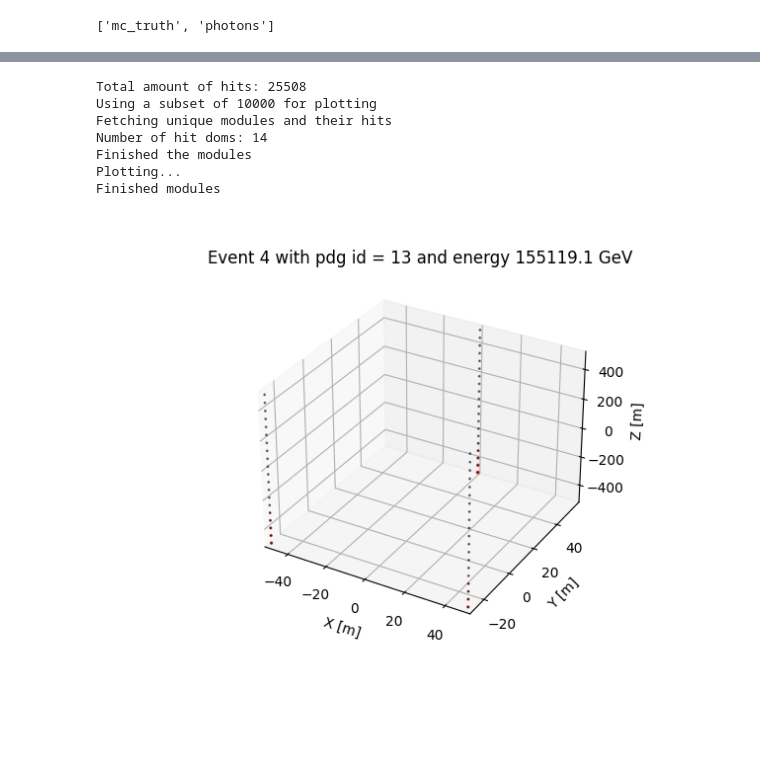
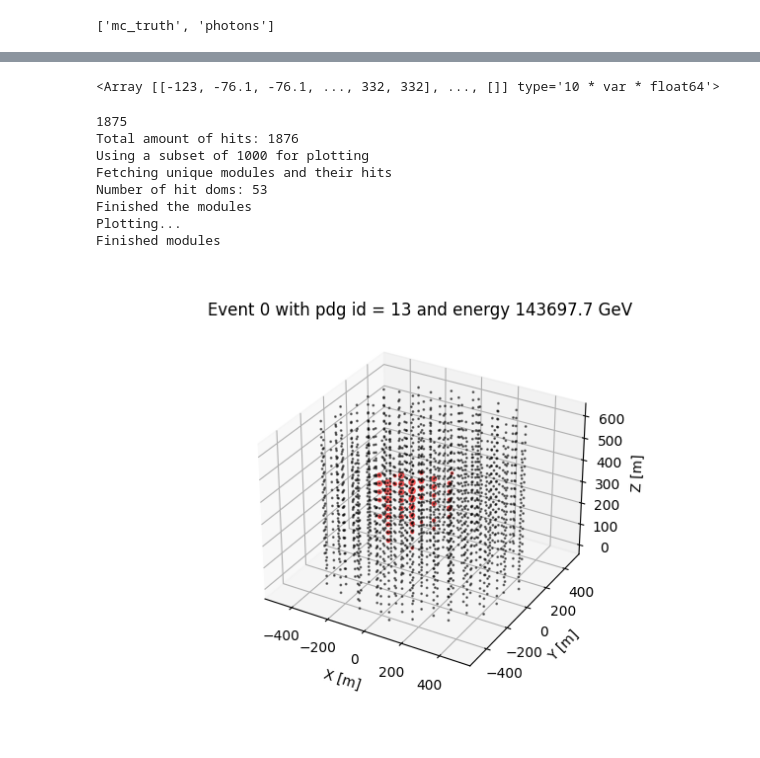
Before and after one commit to Harvard-Neutrino/prometheus, a Jupyter notebook: examples/example_meta_data_reader.ipynb, the cells around one changed output, grey strips where cells are left out. Saved outputs shown, nothing was run; the diff lists cells and outputs as text; code cells hidden in the pictures; blank space fills up the shorter version.

Commit message:
Arca geo and minor fixes

```diff
--- a/examples/example_meta_data_reader.ipynb
+++ b/examples/example_meta_data_reader.ipynb
@@ -67,15 +67,20 @@ The hit times
+# %%
+example_set.photons.sensor_pos_x
+# %% [output]
+<Array [[-123, -76.1, -76.1, ..., 332, 332], ..., []] type='10 * var * float64'>
 # %%
 def parquet_sub_plotting(
         data, e_id, det,
         channel='photons',
-        show_lepton=True,
         scaling=20,
         number_of_hits=1000,
-        hitcut=3
+        hitcut=3,
+        offset=0
     ):
     fig = plt.figure()
     ax = fig.add_subplot(projection='3d')
     hit_counts = []
+    print(len(data[channel].sensor_pos_x[e_id])-1)
     subset_ids = np.random.randint(
         0,
         len(data[channel].sensor_pos_x[e_id])-1,
@@ -101,7 +106,7 @@ def parquet_sub_plotting(
     ax.scatter(
         hit_doms[:, 0],
         hit_doms[:, 1],
-        hit_doms[:, 2],
+        hit_doms[:, 2]+offset,
         s=(
             hit_counts * scaling
         ),
@@ -110,12 +115,12 @@ def parquet_sub_plotting(
     ax.scatter(
         det[:, 0],
         det[:, 1],
-        det[:, 2],
+        det[:, 2]+offset,
         s=1,
         color='k', alpha=0.5)
-    ax.set_xlim(min(det[:, 0]), max(det[:, 0]))
-    ax.set_ylim(min(det[:, 1]), max(det[:, 1]))
-    ax.set_zlim(min(det[:, 2]), max(det[:, 2]))
+    # ax.set_xlim(min(det[:, 0]), max(det[:, 0]))
+    # ax.set_ylim(min(det[:, 1]), max(det[:, 1]))
+    # ax.set_zlim(min(det[:, 2]), max(det[:, 2]))
     ax.set_xlabel('X [m]')
     ax.set_ylabel('Y [m]')
     ax.set_zlabel('Z [m]')
@@ -130,7 +135,7 @@ def parquet_sub_plotting(
 # %%
 # Getting the detector
 pos = []
-with open('../resources/geofiles/pone_triangle.geo') as geo_in:
+with open('../resources/geofiles/arca.geo') as geo_in:
     read_lines = geo_in.readlines()
     modules_i = read_lines.index("### Modules ###\n")
     for line in read_lines[modules_i+1:]:
@@ -143,19 +148,20 @@ det = det#  - np.mean(det, axis=0)
 # %%
 parquet_sub_plotting(
     example_set,
-    e_id=4, det=det,
+    e_id=0, det=det,
     channel='photons',
-    show_lepton=True,
-    scaling=1,
+    scaling=10,
     number_of_hits=1000,
-    hitcut=0
+    hitcut=0,
+    offset=3500
 )
 # %% [output]
-Total amount of hits: 25508
-Using a subset of 10000 for plotting
+1875
+Total amount of hits: 1876
+Using a subset of 1000 for plotting
 Fetching unique modules and their hits
-Number of hit doms: 14
+Number of hit doms: 53
 Finished the modules
 Plotting...
 Finished modules
-[figure, old version]
+[figure, new version]
```
Also changed, not shown: parts of 9 cells of this notebook, 4 other files.
